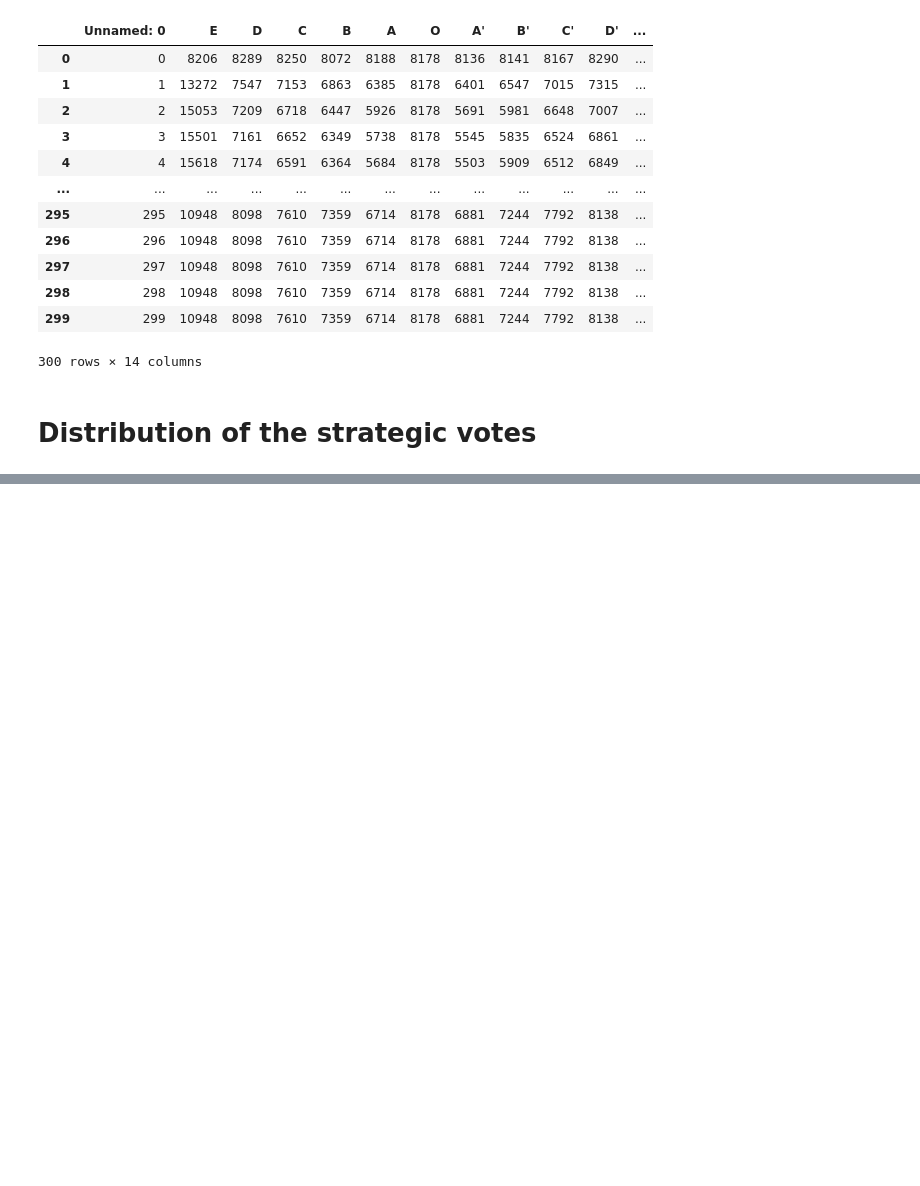
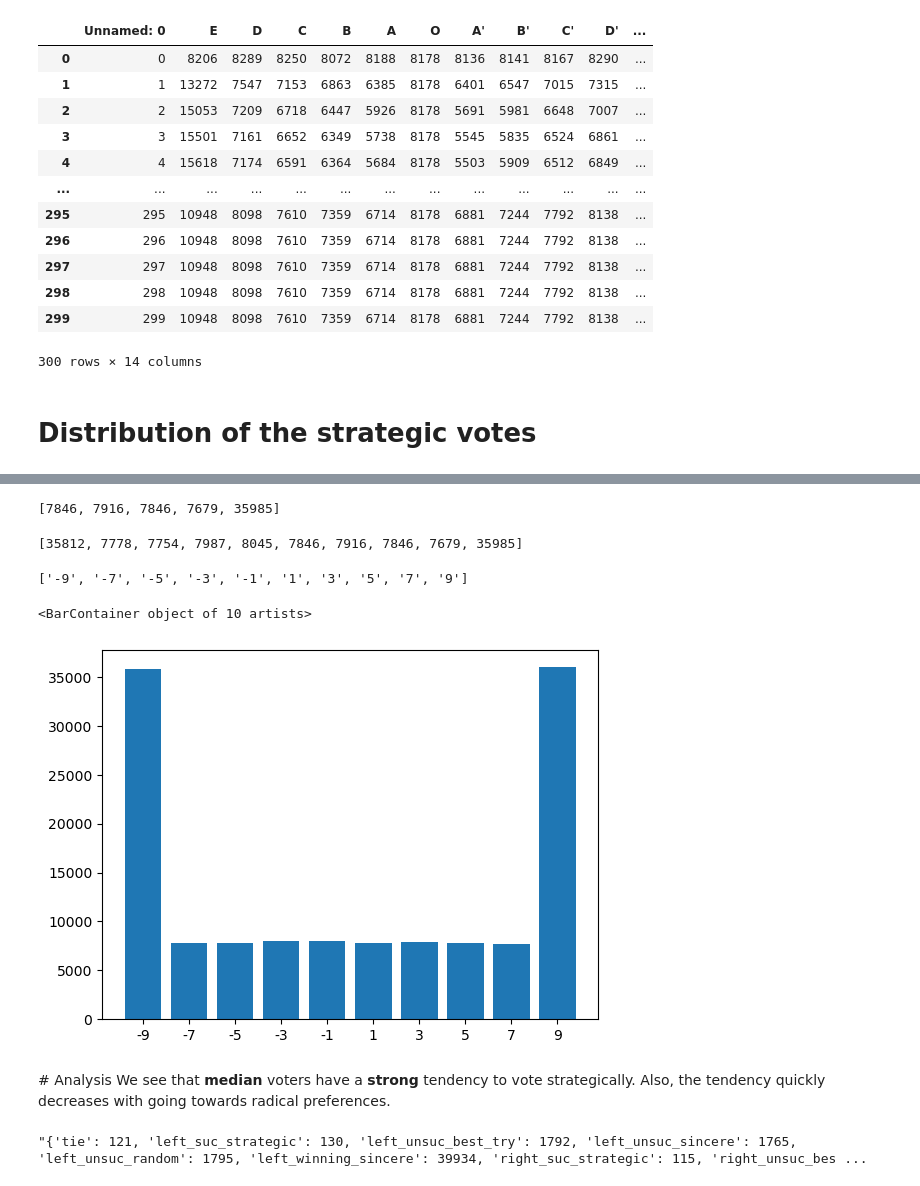
Before and after one commit to tamayasar/CSS502, a Jupyter notebook: final/final.ipynb, the cells around one changed output, grey strips where cells are left out. Saved outputs shown, nothing was run; the diff lists cells and outputs as text; code cells hidden in the pictures; blank space fills up the shorter version.

```diff
--- a/final/final.ipynb
+++ b/final/final.ipynb
@@ -47,0 +108,31 @@ data.str_out_det[10]
+# %%
+for i in range(len(data.str_out_det)):
+    a = ast.literal_eval(data.str_out_det[i])
+    rights = [a["right_suc_strategic"], a["right_unsuc_best_try"]]
+    rights_sums.append([sum(x) for x in zip(*[[i[k] for k in i] for i in rights])])
+# %%
+rights_sums_total = [sum(x) for x in zip(*rights_sums)]; rights_sums_total
+# %% [output]
+[7846, 7916, 7846, 7679, 35985]
+# %%
+sums_total = lefts_sums_total + rights_sums_total; sums_total
+# %% [output]
+[35812, 7778, 7754, 7987, 8045, 7846, 7916, 7846, 7679, 35985]
+# %%
+prefs = [-9, -7, -5, -3, -1, 1, 3, 5, 7, 9]
+# %%
+list(map(str, prefs))
+# %% [output]
+['-9', '-7', '-5', '-3', '-1', '1', '3', '5', '7', '9']
+# %%
+plt.bar(list(map(str,prefs)), sums_total)
+# %% [output]
+<BarContainer object of 10 artists>
+[figure, added]
+# %% [markdown]
+# Analysis
+We see that **median** voters have a **strong** tendency to vote strategically. Also, the tendency quickly decreases with going towards radical preferences.
+# %%
+data.outcomes[10]
+# %% [output]
+"{'tie': 121, 'left_suc_strategic': 130, 'left_unsuc_best_try': 1792, 'left_unsuc_sincere': 1765, 'left_unsuc_random': 1795, 'left_winning_sincere': 39934, 'right_suc_strategic': 115, 'right_unsuc_bes ...
```
Also changed, not shown: parts of 32 cells of this notebook, 3 other files.
